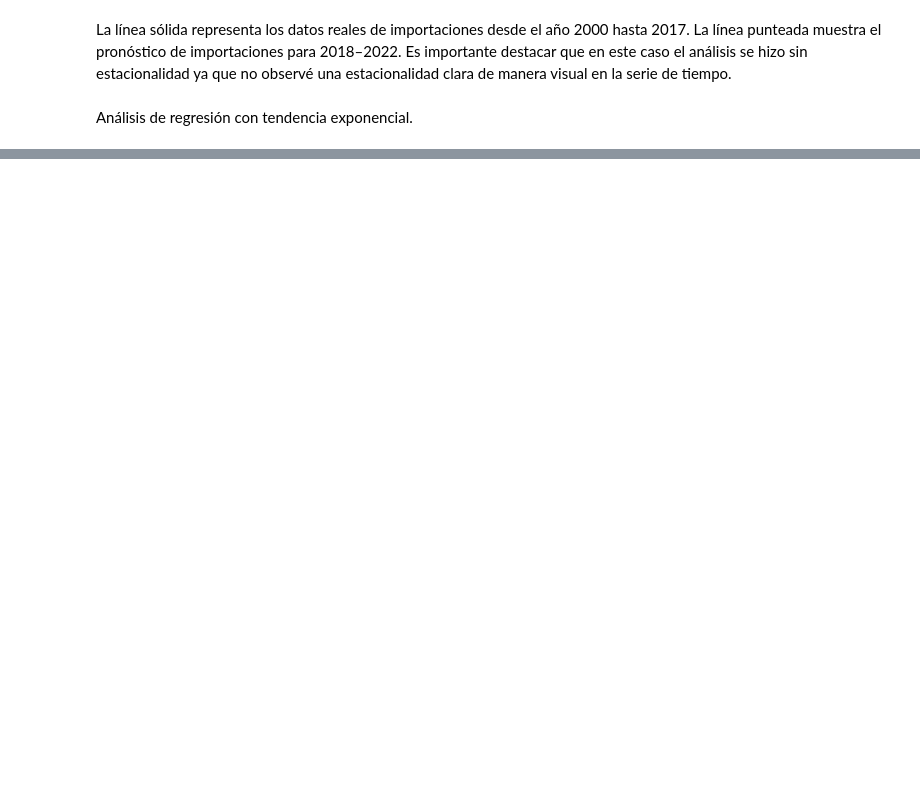
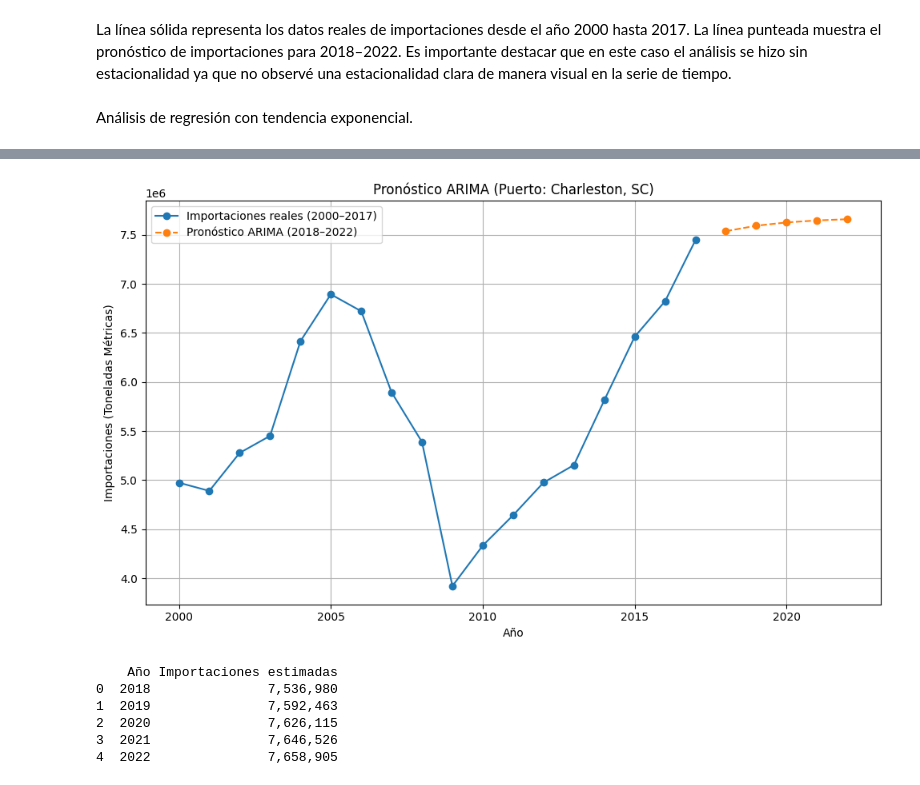
Before and after one commit to isaacmedina/usa-container-ports-timeline-series, a Jupyter notebook: container-ports-2000-2007.ipynb, the cells around one changed output, grey strips where cells are left out. Saved outputs shown, nothing was run; the diff lists cells and outputs as text; code cells hidden in the pictures; blank space fills up the shorter version.

```diff
--- a/container-ports-2000-2007.ipynb
+++ b/container-ports-2000-2007.ipynb
@@ -371,0 +491,48 @@ dict(zip(future_years.flatten(), future_y_pred))
+# %%
+# Lista de años y filtrado del puerto 'Charleston, SC'
+years = [str(year) for year in range(2000, 2018)]
+df_charleston = df[df['U.S. Custom Ports'] == 'Charleston, SC'].copy()
+df_charleston[years] = df_charleston[years].replace(',', '', regex=True).astype(float)
+
+# Crear la serie de tiempo
+ts_charleston = pd.Series(df_charleston[years].values.flatten(), index=pd.Index(range(2000, 2018), name='Año'))
+
+# Ajustar modelo ARIMA(1,1,1)
+model_arima = ARIMA(ts_charleston, order=(1, 1, 1))
+fit_arima = model_arima.fit()
+
+# Pronóstico para 5 años (2018–2022)
+forecast_years_arima = list(range(2018, 2023))
+forecast_arima = fit_arima.forecast(steps=5)
+
+# Graficar datos históricos y pronóstico
+plt.figure(figsize=(10, 6))
+plt.plot(ts_charleston.index, ts_charleston.values, label='Importaciones reales (2000–2017)', marker='o')
+plt.plot(forecast_years_arima, forecast_arima.values, label='Pronóstico ARIMA (2018–2022)', linestyle='--', marker='o')
+plt.title('Pronóstico ARIMA (Puerto: Charleston, SC)')
+plt.xlabel('Año')
+plt.ylabel('Importaciones (Toneladas Métricas)')
+plt.legend()
+plt.grid(True)
+plt.tight_layout()
+plt.show()
+
+# Crear tabla con valores pronosticados
+forecast_table_arima = pd.DataFrame({
+    'Año': forecast_years_arima,
+    'Importaciones estimadas': forecast_arima.values
+})
+
+# Formatear los valores
+forecast_table_arima['Importaciones estimadas'] = forecast_table_arima['Importaciones estimadas'].apply(lambda x: f"{x:,.0f}")
+
+# Mostrar tabla
+print(forecast_table_arima)
+# %% [output]
+[figure, added]
+    Año Importaciones estimadas
+0  2018               7,536,980
+1  2019               7,592,463
+2  2020               7,626,115
+3  2021               7,646,526
+4  2022               7,658,905
```
Also changed, not shown: parts of 17 cells of this notebook, 2 other files.
